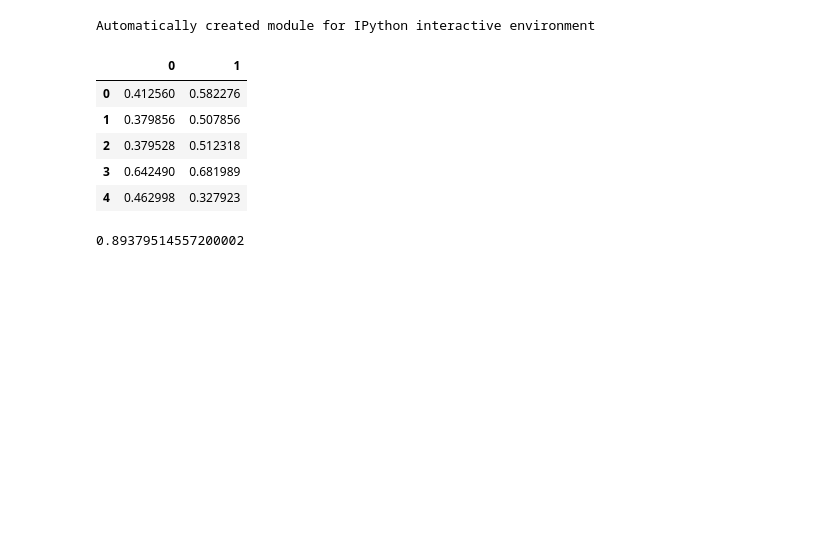
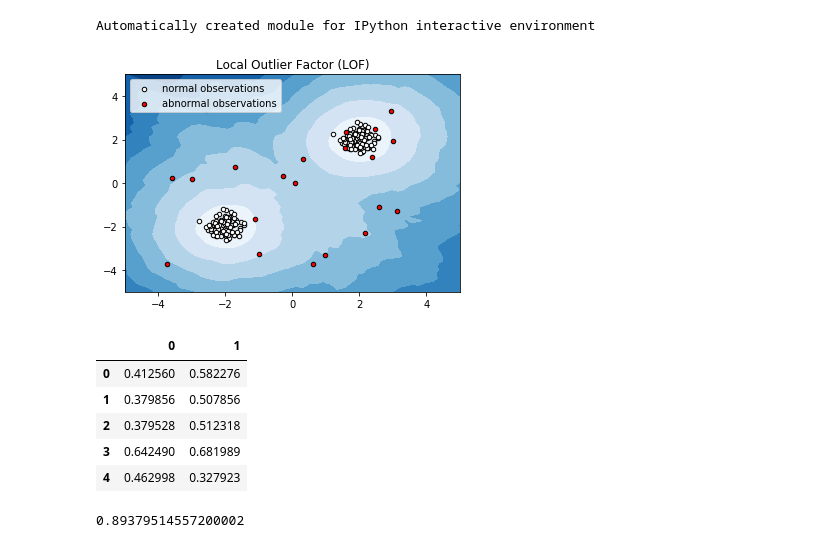
Before and after one commit to vslovik/dm, a Jupyter notebook: outlier_detection/OutlierDetection_LOF.ipynb, the cells around one changed output. Drawn from its saved outputs; the diff is of its cells as text; code cells hidden in the pictures; blank space fills up the shorter version.

```diff
--- a/outlier_detection/OutlierDetection_LOF.ipynb
+++ b/outlier_detection/OutlierDetection_LOF.ipynb
@@ -1,11 +0,0 @@
-# %%
-# http://scikit-learn.org/dev/auto_examples/neighbors/plot_lof.html
-# ToDo: different metrics
-
-print(__doc__)
-
-import numpy as np
-import matplotlib.pyplot as plt
-from sklearn.neighbors import LocalOutlierFactor
-# %% [output]
-Automatically created module for IPython interactive environment
@@ -14,3 +1,50 @@ LocalOutlierFactor??
+# %%
+# http://scikit-learn.org/dev/auto_examples/neighbors/plot_lof.html
+# ToDo: different metrics
+
+
+print(__doc__)
+
+import numpy as np
+import matplotlib.pyplot as plt
+from sklearn.neighbors import LocalOutlierFactor
+
+np.random.seed(42)
+
+# Generate train data
+X = 0.3 * np.random.randn(100, 2)
+# Generate some abnormal novel observations
+X_outliers = np.random.uniform(low=-4, high=4, size=(20, 2))
+X = np.r_[X + 2, X - 2, X_outliers]
+
+# fit the model
+clf = LocalOutlierFactor(n_neighbors=20)
+y_pred = clf.fit_predict(X)
+y_pred_outliers = y_pred[200:]
+
+# plot the level sets of the decision function
+xx, yy = np.meshgrid(np.linspace(-5, 5, 50), np.linspace(-5, 5, 50))
+Z = clf._decision_function(np.c_[xx.ravel(), yy.ravel()])
+Z = Z.reshape(xx.shape)
+
+plt.title("Local Outlier Factor (LOF)")
+plt.contourf(xx, yy, Z, cmap=plt.cm.Blues_r)
+
+a = plt.scatter(X[:200, 0], X[:200, 1], c='white',
+                edgecolor='k', s=20)
+b = plt.scatter(X[200:, 0], X[200:, 1], c='red',
+                edgecolor='k', s=20)
+plt.axis('tight')
+plt.xlim((-5, 5))
+plt.ylim((-5, 5))
+plt.legend([a, b],
+           ["normal observations",
+            "abnormal observations"],
+           loc="upper left")
+plt.show()
+# %% [output]
+Automatically created module for IPython interactive environment
+[figure, added]
 # %%
 import pandas as pd
 df = pd.read_csv("outlier_dataset.csv", sep=' ', header=None)
```
Also changed, not shown: parts of 7 cells of this notebook, 2 other files.
